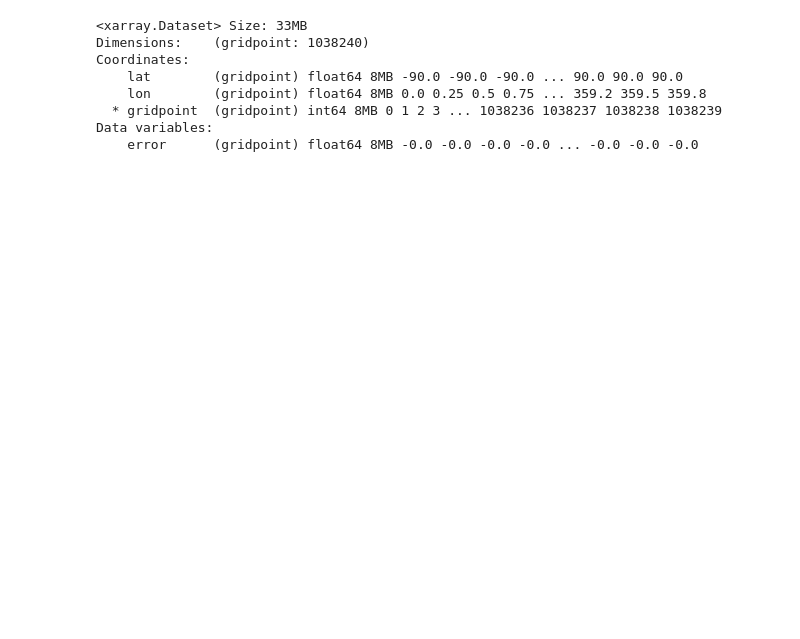
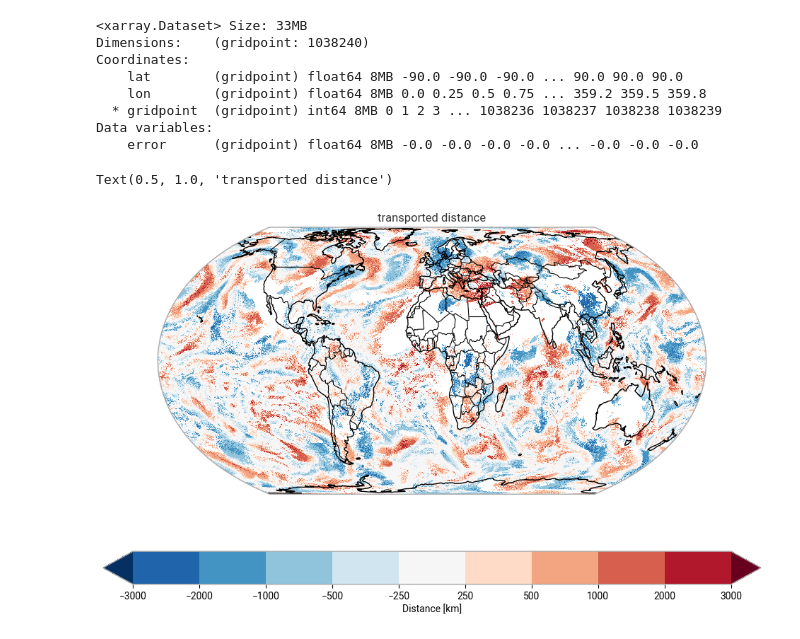
Before and after one commit to skokg/PAD_on_Sphere, a Jupyter notebook: example_PAD_on_sphere_on_xarrays.ipynb, the cells around one changed output. Saved outputs shown, nothing was run; the diff lists cells and outputs as text; code cells hidden in the pictures; blank space fills up the shorter version.

```diff
--- a/example_PAD_on_sphere_on_xarrays.ipynb
+++ b/example_PAD_on_sphere_on_xarrays.ipynb
@@ -78,0 +115,47 @@ distance_ds = aggregate_transportplan_at_gridpoints(attr_df, latlon_df).to_xarra
+# %%
+def reshape_octahedral_grid_data(ds, fill_na_lons=359.9999):
+    # get unique list of lats, in descending order
+    lats = ds.lat.groupby(ds.lat).mean().sortby("lat", ascending=True)
+    nlats = ds.lat.groupby(ds.lat).count().sizes["lat"]
+
+    # get number of longitudes per each lat
+    nlons = ds.lat.groupby(ds.lat).count().sortby("lat", ascending=True).rename({"lat": "j"}).assign_coords({"j": range(nlats)}).rename("nlon")
+
+    # expand lats to depend also on i coordinate
+    lats = lats.rename({"lat": "j"}).assign_coords({"j": range(nlats)}).expand_dims(dim={"i": range(nlons.max().values)})
+
+    # get the indices to slice the data in consecutive longitude chunks
+    idx = np.insert(nlons.cumsum().values, 0, 0)
+
+    # slice the data and reshape it to an (i,j)-dependant array
+    tmpls = list()
+    for j in lats.j.values:
+        ads = ds.isel(gridpoint=slice(idx[j], idx[j+1])).rename({"gridpoint": "i"}).assign_coords({"i": range(nlons.isel(j=j).values)})
+        tmpls.append(ads)
+    ds2 = xr.concat(tmpls, dim="j").assign_coords({"j": lats.j})
+
+    # fill nan longitudes (this value should be changed for regional plots)
+    ds2['lon'] = ds2.lon.fillna(fill_na_lons)
+    # fill nan latitudes
+    ds2['lat'] = lats
+
+    ds2 = ds2.set_coords(("lat", "lon"))
+    return ds2
+# %%
+kk = reshape_octahedral_grid_data(distance_ds)
+# %%
+fig = plt.figure(figsize=(12, 7))
+ax = plt.axes(projection=ccrs.EqualEarth())
+(kk.dist/1000).plot(
+    ax=ax, x="lon", y="lat", transform=ccrs.PlateCarree(),
+    levels=[-3000,-2000,-1000,-500,-250,250,500,1000,2000,3000],
+    cbar_kwargs = {"orientation": "horizontal",
+                   "label": "Distance [km]"
+                  },
+)
+ax.coastlines(color="black")
+ax.add_feature(cfeature.BORDERS, linestyle='-', linewidth=0.8, edgecolor="black")
+plt.title('transported distance')
+# %% [output]
+Text(0.5, 1.0, 'transported distance')
+[figure, added]
```
Also changed, not shown: parts of 10 cells of this notebook.
